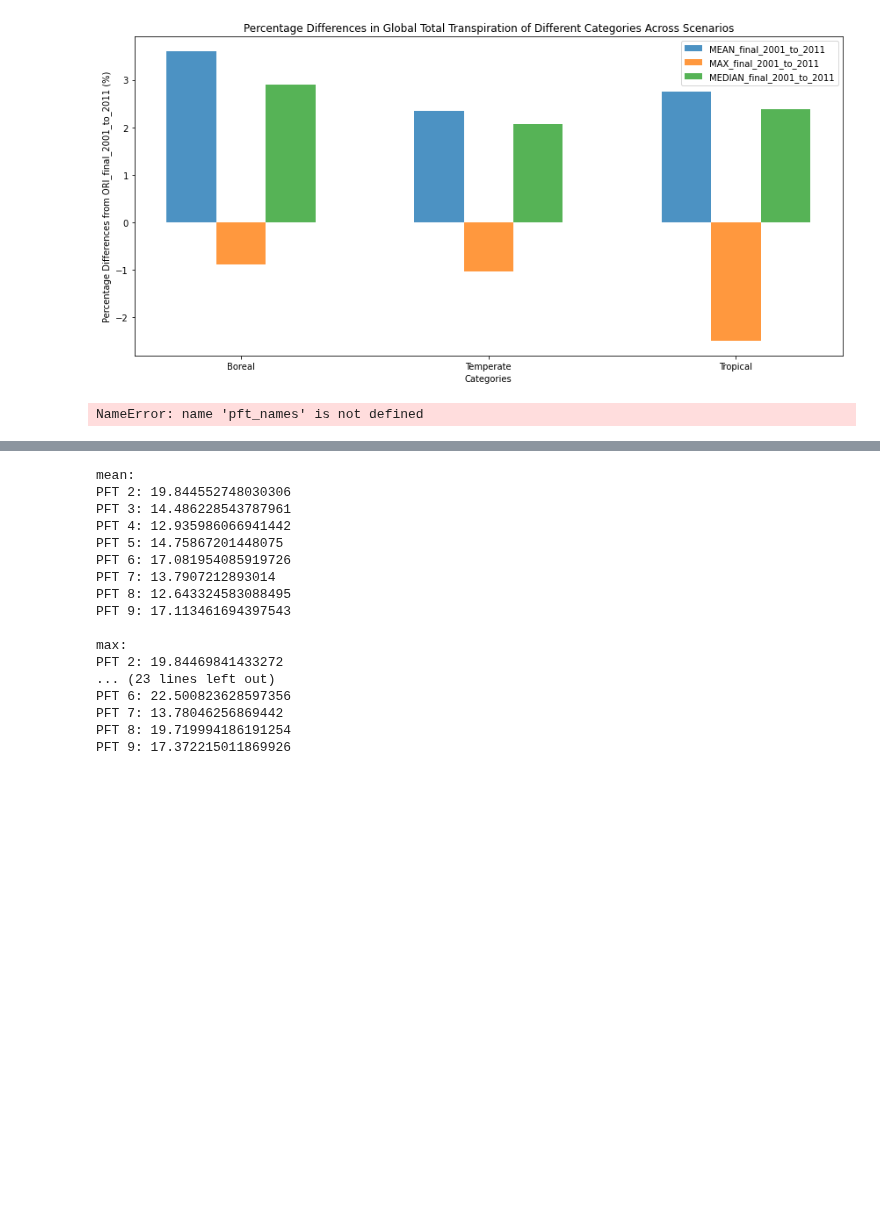
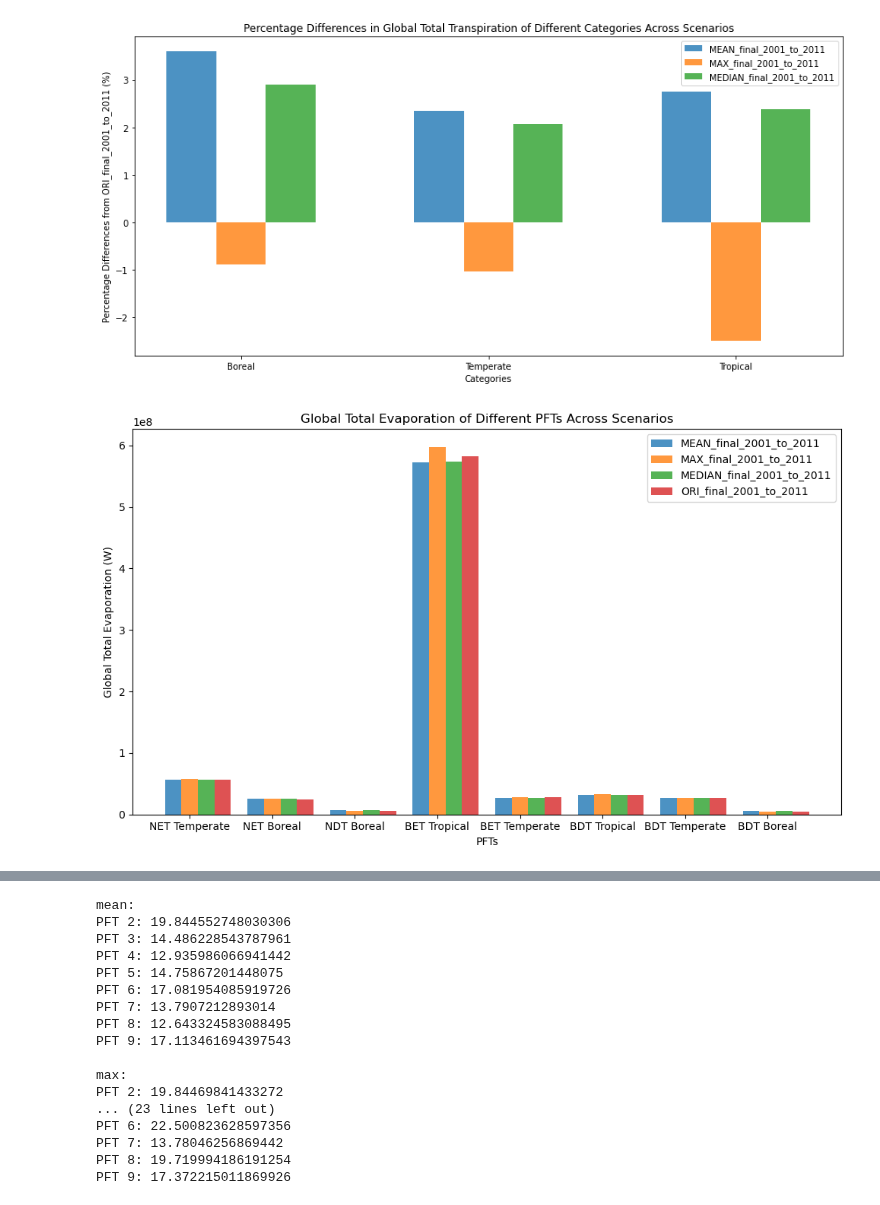
Before and after one commit to UW-GCRL/ET_CTH, a Jupyter notebook: ET compare with PFTs.ipynb, the cells around one changed output, grey strips where cells are left out. Saved outputs shown, nothing was run; the diff lists cells and outputs as text; code cells hidden in the pictures; blank space fills up the shorter version.

```diff
--- a/ET compare with PFTs.ipynb
+++ b/ET compare with PFTs.ipynb
@@ -449,7 +449,7 @@ plt.show()
 [figure]
 # %%
 # Calculate the global total for each scenario
-global_totals = {}
+global_totals_TR = {}
 file_path = 'H:/clm_output/withpft/'
 scenarios = ['MEAN_final_2001_to_2011', 'MAX_final_2001_to_2011', 'MEDIAN_final_2001_to_2011', 'ORI_final_2001_to_2011']
 file_name = 'lnd/hist/'
@@ -459,7 +459,7 @@ variables = ['pfts1d_ixy', 'pfts1d_jxy', 'grid1d_lat', 'grid1d_lon', 'area',
              'pfts1d_itype_veg', 'pfts1d_wtgcell', 'FCEV', 'FCTR', 'QVEGE', 'QVEGT']
 
 for scenario in scenarios:
-    global_totals[scenario] = {}
+    global_totals_TR[scenario] = {}
     for pft_name in pft_names:
         pft = pft_names[pft_name]
         pft_indexes = np.where(pfts1d_itype_veg == pft)[0]
@@ -468,7 +468,7 @@ for scenario in scenarios:
         pft_area = pft_area * weight
         fctr = data[scenario]['FCTR'][:, pft_indexes]
 
-        global_totals[scenario][pft_name] = np.sum(pft_area * np.mean(fctr, axis=0))
+        global_totals_TR[scenario][pft_name] = np.sum(pft_area * np.mean(fctr, axis=0))
 
 # Calculate the differences between scenarios
 reference_scenario = 'ORI_final_2001_to_2011'
@@ -478,7 +478,7 @@ for scenario in scenarios:
         continue
     differences[scenario] = {}
     for pft_name in pft_names:
-        differences[scenario][pft_name] = global_totals[scenario][pft_name] - global_totals[reference_scenario][pft_name]
+        differences[scenario][pft_name] = global_totals_TR[scenario][pft_name] - global_totals_TR[reference_scenario][pft_name]
 
 """
 # Output results
@@ -486,7 +486,7 @@ print("Global totals:")
 for scenario in scenarios:
     print(f"{scenario}:")
     for pft_name in pft_names:
-        print(f"{pft_name}: {global_totals[scenario][pft_name]}")
+        print(f"{pft_name}: {global_totals_TR[scenario][pft_name]}")
     print()
 
 print("Differences:")
@@ -511,7 +511,7 @@ index = np.arange(num_pfts)
 plt.figure(figsize=(12, 6), dpi =100)
 
 for i, scenario in enumerate(scenarios):
-    pft_values = [global_totals[scenario][pft_name] for pft_name in pft_names]
+    pft_values = [global_totals_TR[scenario][pft_name] for pft_name in pft_names]
     plt.bar(index + i * bar_width, pft_values, bar_width, alpha=opacity, label=scenario)
 
 plt.xlabel('PFTs')
@@ -538,7 +538,7 @@ for category, pft_list in categories.items():
     category_totals[category] = {}
     for scenario in scenarios:
         category_totals[category][scenario] = sum(
-            [global_totals[scenario][pft_name] for pft_name in pft_list]
+            [global_totals_TR[scenario][pft_name] for pft_name in pft_list]
         )
 
 # Output results
@@ -610,7 +610,7 @@ for scenario in scenarios:
     category_totals[scenario] = {"Boreal": 0, "Temperate": 0, "Tropical": 0}
     for pft_name in pft_names:
         category = pft_categories[pft_name]
-        category_totals[scenario][category] += global_totals[scenario][pft_name]
+        category_totals[scenario][category] += global_totals_TR[scenario][pft_name]
 
 # 3. calculate the differences between scenarios
 reference_scenario = 'ORI_final_2001_to_2011'
@@ -687,7 +687,7 @@ plt.show()
 [figure]
 # %%
 # Calculate the global total for each scenario
-global_totals = {}
+global_totals_EV = {}
 file_path = 'H:/clm_output/withpft/'
 scenarios = ['MEAN_final_2001_to_2011', 'MAX_final_2001_to_2011', 'MEDIAN_final_2001_to_2011', 'ORI_final_2001_to_2011']
 file_name = 'lnd/hist/'
@@ -697,7 +697,7 @@ variables = ['pfts1d_ixy', 'pfts1d_jxy', 'grid1d_lat', 'grid1d_lon', 'area',
              'pfts1d_itype_veg', 'pfts1d_wtgcell', 'FCEV', 'FCTR', 'QVEGE', 'QVEGT']
 
 for scenario in scenarios:
-    global_totals[scenario] = {}
+    global_totals_EV[scenario] = {}
     for pft_name in pft_names:
         pft = pft_names[pft_name]
         pft_indexes = np.where(pfts1d_itype_veg == pft)[0]
@@ -706,7 +706,7 @@ for scenario in scenarios:
         pft_area = pft_area * weight
         fcev = data[scenario]['FCEV'][:, pft_indexes]
 
-        global_totals[scenario][pft_name] = np.sum(pft_area * np.mean(fcev, axis=0))
+        global_totals_EV[scenario][pft_name] = np.sum(pft_area * np.mean(fcev, axis=0))
 
 # Calculate the differences between scenarios
 reference_scenario = 'ORI_final_2001_to_2011'
@@ -716,7 +716,7 @@ for scenario in scenarios:
         continue
     differences[scenario] = {}
     for pft_name in pft_names:
-        differences[scenario][pft_name] = global_totals[scenario][pft_name] - global_totals[reference_scenario][pft_name]
+        differences[scenario][pft_name] = global_totals_EV[scenario][pft_name] - global_totals_EV[reference_scenario][pft_name]
 
 """
 # Output results
@@ -724,7 +724,7 @@ print("Global totals:")
 for scenario in scenarios:
     print(f"{scenario}:")
     for pft_name in pft_names:
-        print(f"{pft_name}: {global_totals[scenario][pft_name]}")
+        print(f"{pft_name}: {global_totals_EV[scenario][pft_name]}")
     print()
 
 print("Differences:")
@@ -733,35 +733,35 @@ for scenario in scenarios:
         continue
     print(f"{scenario}:")
     for pft_name in pft_names:
         print(f"{pft_name}: {differences[scenario][pft_name]}")
     print()
 """
 
 import matplotlib.pyplot as plt
 import numpy as np
 
 num_pfts = len(pft_names)
 bar_width = 0.2
 opacity = 0.8
 
 index = np.arange(num_pfts)
 
 plt.figure(figsize=(10, 6), dpi =100)
 
 for i, scenario in enumerate(scenarios):
-    pft_values = [global_totals[scenario][pft_name] for pft_name in pft_names]
+    pft_values = [global_totals_EV[scenario][pft_name] for pft_name in pft_names]
     plt.bar(index + i * bar_width, pft_values, bar_width, alpha=opacity, label=scenario)
 
 plt.xlabel('PFTs')
 plt.ylabel('Global Total Evaporation (W)')
 plt.title('Global Total Evaporation of Different PFTs Across Scenarios')
 plt.xticks(index + bar_width, pft_names)
 plt.legend()
 
 plt.tight_layout()
 plt.show()
 # %% [output]
-NameError: name 'pft_names' is not defined
+[figure, added]
 # %%
 # Define the category dictionary
 categories = {
```
Also changed, not shown: parts of 4 cells of this notebook.
